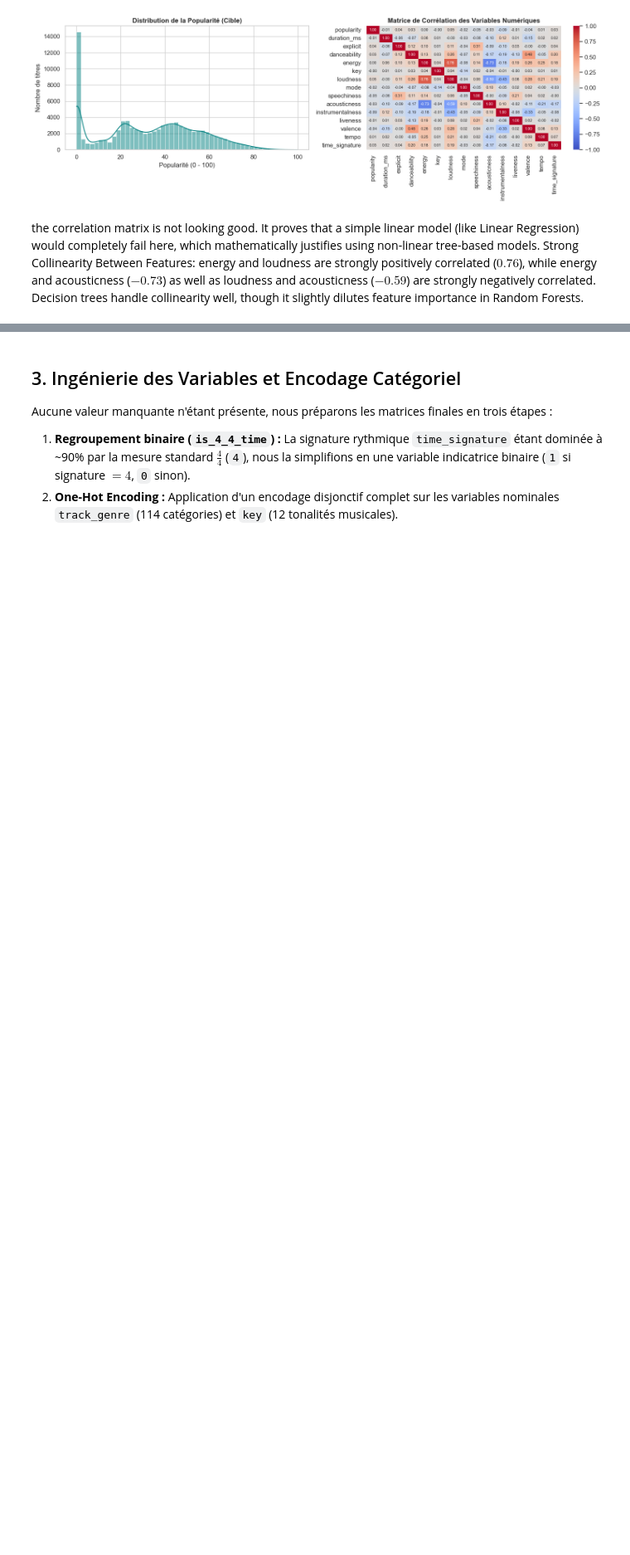
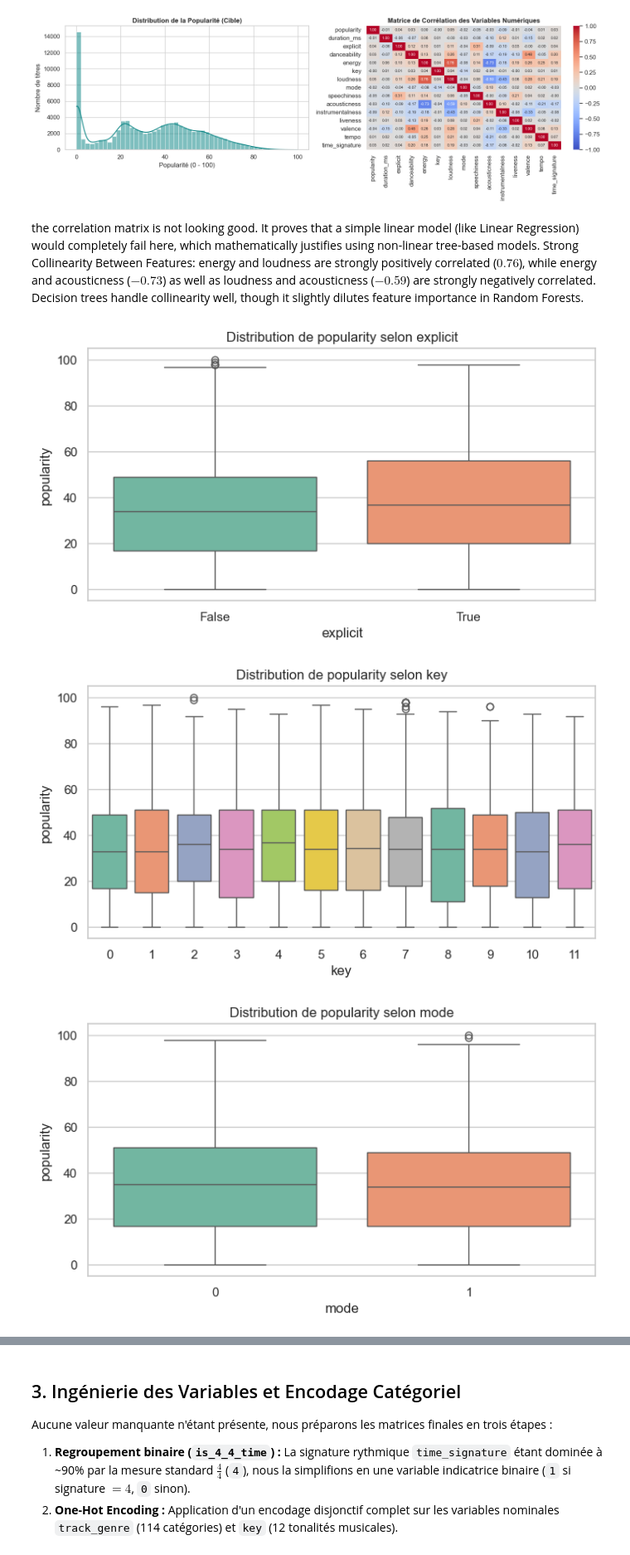
Before and after one commit to Nokenz/SpotifyML, a Jupyter notebook: notebooks/prediction_model.ipynb, the cells around one changed output, grey strips where cells are left out. Shown at 83% size. Saved outputs shown, nothing was run; the diff lists cells and outputs as text; code cells hidden in the pictures; blank space fills up the shorter version.

```diff
--- a/notebooks/prediction_model.ipynb
+++ b/notebooks/prediction_model.ipynb
@@ -174,3 +167,16 @@ plt.show()
 # %% [markdown]
 the correlation matrix is not looking good. It proves that a simple linear model (like Linear Regression) would completely fail here, which mathematically justifies using non-linear tree-based models.
 Strong Collinearity Between Features: energy and loudness are strongly positively correlated ($0.76$), while energy and acousticness ($-0.73$) as well as loudness and acousticness ($-0.59$) are strongly negatively correlated. Decision trees handle collinearity well, though it slightly dilutes feature importance in Random Forests.
+# %%
+low_card_cols = ['explicit', 'key', 'mode', 'time_signature']
+
+for col in low_card_cols:
+    if col in train.columns:
+        plt.figure(figsize=(8, 4))
+        sns.boxplot(data=train, x=col, y='popularity', palette='Set2')
+        plt.title(f'Distribution de {'popularity'} selon {col}')
+        plt.show()
+# %% [output]
+[figure, added]
+[figure, added]
+[figure, added]
```
Also changed, not shown: parts of 14 cells of this notebook.
